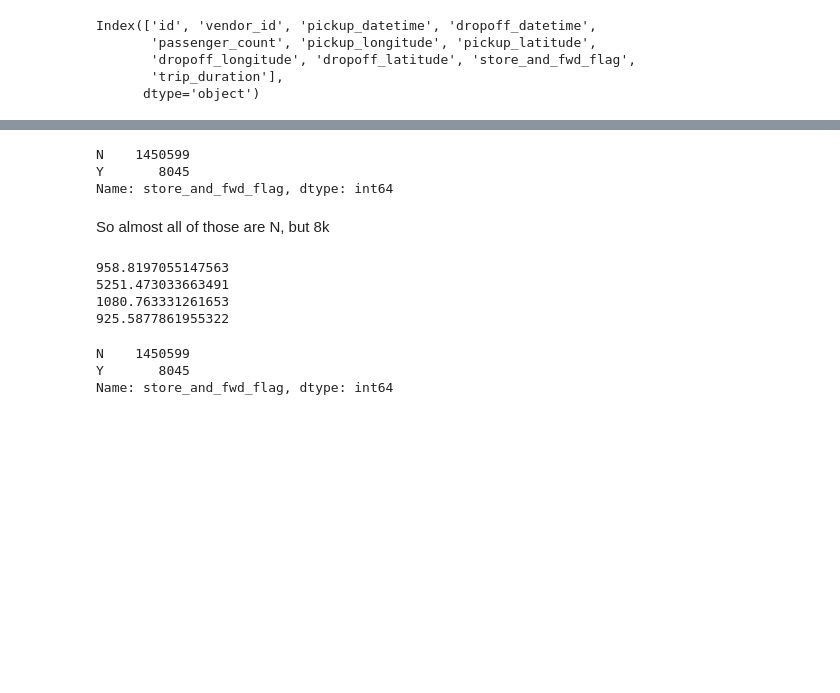
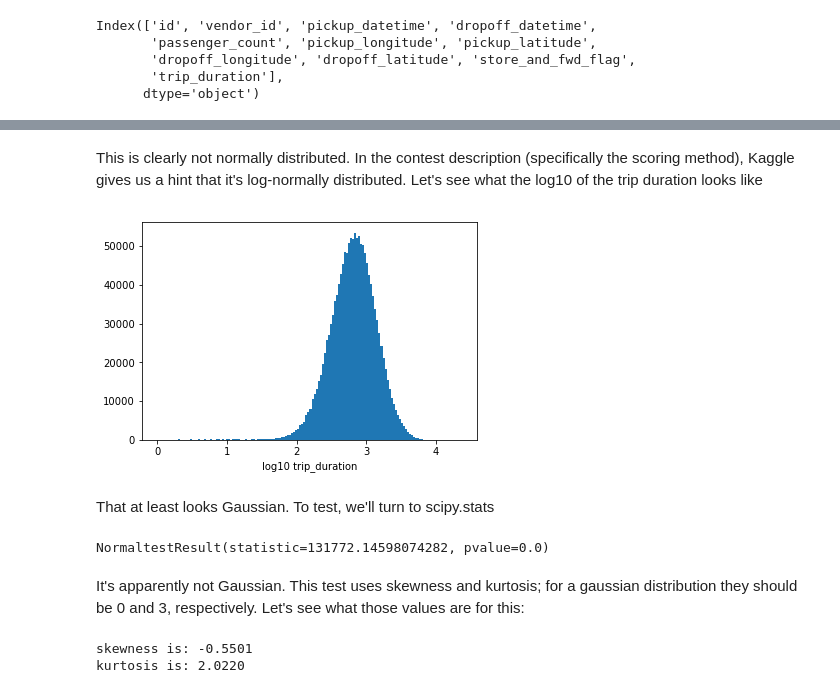
Before and after one commit to pschale/taxi-prediction, a Jupyter notebook: Data Exploration.ipynb, the cells around one changed output, grey strips where cells are left out. Cells and saved outputs as stored; diff of their text form; code cells hidden in the pictures; blank space fills up the shorter version.

```diff
--- a/Data Exploration.ipynb
+++ b/Data Exploration.ipynb
@@ -87,22 +213,0 @@ There are a couple options for distance: as-the-crow-flies distance: ideally we'
-# %%
-R = 3959   #radius of earth in miles
-
-def sind(x): return np.sin(np.pi * x/180)
-
-def cosd(x): return np.cos(np.pi * x/180)
-
-def a(row):
-    lat1 = row['pickup_latitude']
-    lat2 = row['dropoff_latitude']
-    long1 = row['pickup_longitude']
-    long2 = row['dropoff_longitude']
-    return (sind((lat2 - lat1)/2))**2 + cosd(lat1)*cosd(lat2)*(sind((long2-long1)/2))**2
-
-train['a'] = train.apply(a, axis=1)
-
-def c(row):
-    train['c'] = 2 * np.arctan2(np.sqrt(row['a']), np.sqrt(1 - row['a']))
-
-train['c'] = train.apply(c, axis=1)
-
-train['crow_dist'] = train.apply(lambda row: R*row['c'], axis=1)
@@ -111,24 +214,23 @@ Intuitively, the store_and_fwd_flag, the vendor_id, and passenger_count probably
-# %%
-train['store_and_fwd_flag'].value_counts()
-# %% [output]
-N    1450599
-Y       8045
-Name: store_and_fwd_flag, dtype: int64
-# %% [markdown]
-So almost all of those are N, but 8k
-# %%
-print(np.mean(train[train['store_and_fwd_flag'] == 'N']['trip_duration']))
-print(np.std(train[train['store_and_fwd_flag'] == 'N']['trip_duration']))
-print(np.mean(train[train['store_and_fwd_flag'] == 'Y']['trip_duration']))
-print(np.std(train[train['store_and_fwd_flag'] == 'Y']['trip_duration']))
-# %% [output]
-958.8197055147563
-5251.473033663491
-1080.763331261653
-925.5877861955322
-# %%
-train['store_and_fwd_flag'].value_counts()
-# %% [output]
-N    1450599
-Y       8045
-Name: store_and_fwd_flag, dtype: int64
+# %% [markdown]
+This is clearly not normally distributed. In the contest description (specifically the scoring method), Kaggle gives us a hint that it's log-normally distributed. Let's see what the log10 of the trip duration looks like
+# %%
+train['log_tripdur'] = np.log10(train['trip_duration'])
+plt.hist(train['log_tripdur'], bins=150)
+plt.xlabel('log10 trip_duration')
+plt.show()
+# %% [output]
+[figure, added]
+# %% [markdown]
+That at least looks Gaussian. To test, we'll turn to scipy.stats
+# %%
+stats.normaltest(train['log_tripdur'])
+# %% [output]
+NormaltestResult(statistic=131772.14598074282, pvalue=0.0)
+# %% [markdown]
+It's apparently not Gaussian. This test uses skewness and kurtosis; for a gaussian distribution they should be 0 and 3, respectively. Let's see what those values are for this:
+# %%
+print('skewness is: {:.4f}'.format(stats.skew(train['log_tripdur'])))
+print('kurtosis is: {:.4f}'.format(stats.kurtosis(train['log_tripdur'])))
+# %% [output]
+skewness is: -0.5501
+kurtosis is: 2.0220
```
Also changed, not shown: parts of 40 cells of this notebook.
